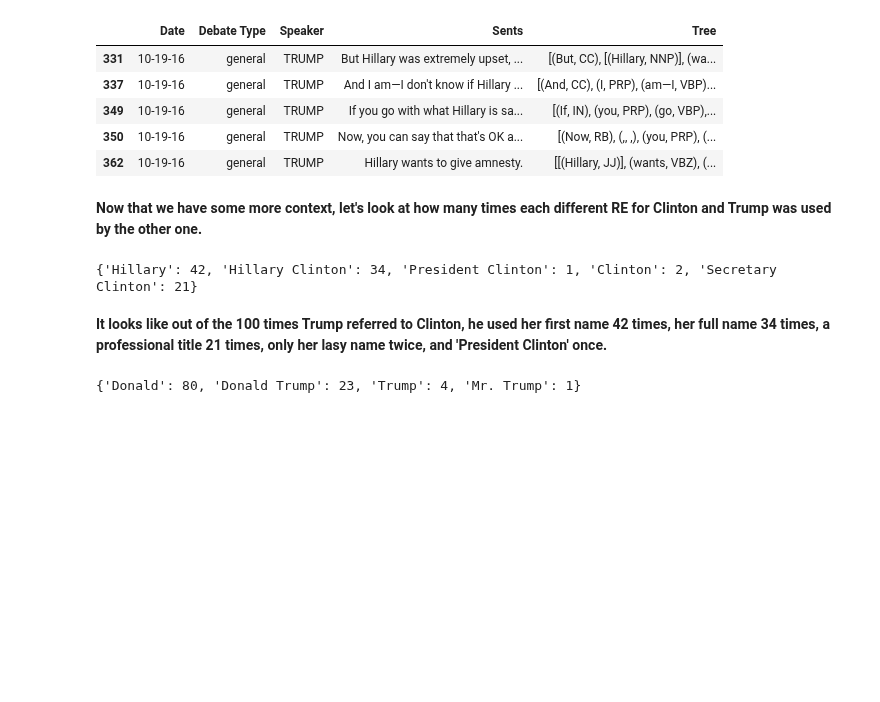
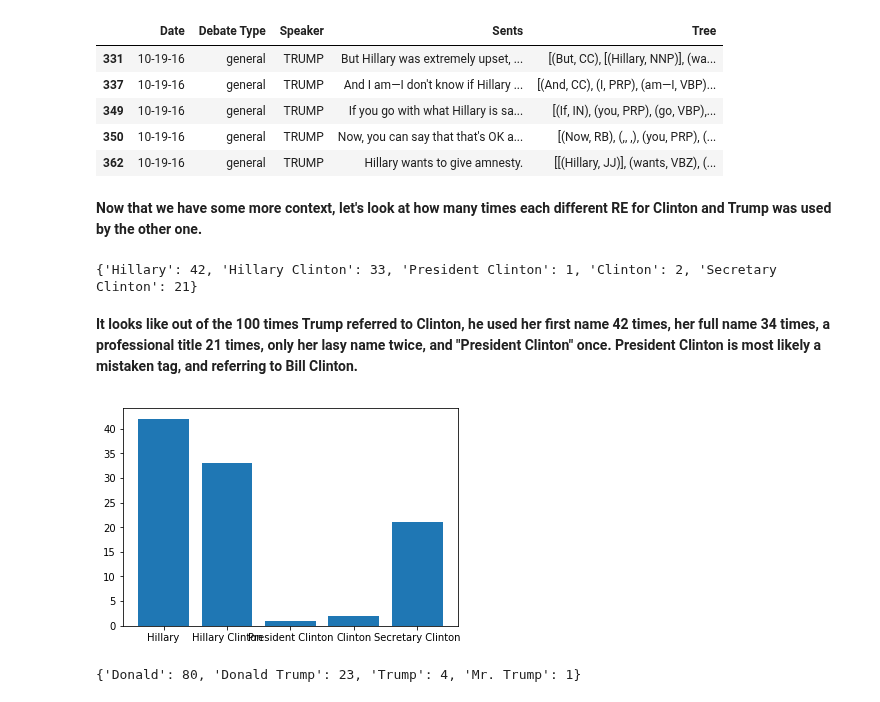
Before and after one commit to Data-Science-for-Linguists/2016-Debates-and-Referring-Expressions, a Jupyter notebook: analysis.ipynb, the cells around one changed output. Drawn from its saved outputs; the diff is of its cells as text; code cells hidden in the pictures; blank space fills up the shorter version.

```diff
--- a/analysis.ipynb
+++ b/analysis.ipynb
@@ -368,19 +367,31 @@ clinton_referred_to
 # %%
+#This function returns a list of REs a speaker used to describe a given entity.
 def get_RE_for_label(trees, label):
     name = ''
     REs = []
     RE_trees = []
+    ents=set(link_dict.values())
     for tree in trees:
         for chunk in tree:
             if hasattr(chunk, 'label'):
-                if chunk.label()==label:
-                    for leaf in chunk.leaves():
-                        name+=' '+str(leaf[0])
-                    name = name.strip()
-                    REs.append(name)
-                    name = ''
+                if label == 'all':
+                    if chunk.label() in ents:
+                        for leaf in chunk.leaves():
+                            name+=' '+str(leaf[0])
+                        name = name.strip()
+                        REs.append(name)
+                        name = ''
+                    else:
+                        name = ''
                 else:
-                    name = ''
+                    if chunk.label()==label:
+                        for leaf in chunk.leaves():
+                            name+=' '+str(leaf[0])
+                        name = name.strip()
+                        REs.append(name)
+                        name = ''
+                    else:
+                        name = ''
     return REs
 # %%
 trump_REclinton = get_RE_for_label(trump['Tree'], 'Hillary Clinton')
@@ -449,9 +461,16 @@ trump_clinton_tree.head()
 trump_clinton_freq = {re: trump_REclinton.count(re) for re in trump_REclinton}
 trump_clinton_freq
 # %% [output]
-{'Hillary': 42, 'Hillary Clinton': 34, 'President Clinton': 1, 'Clinton': 2, 'Secretary Clinton': 21}
+{'Hillary': 42, 'Hillary Clinton': 33, 'President Clinton': 1, 'Clinton': 2, 'Secretary Clinton': 21}
 # %% [markdown]
-**It looks like out of the 100 times Trump referred to Clinton, he used her first name 42 times, her full name 34 times, a professional title 21 times, only her lasy name twice, and 'President Clinton' once.**
+**It looks like out of the 100 times Trump referred to Clinton, he used her first name 42 times, her full name 34 times, a professional title 21 times, only her lasy name twice, and "President Clinton" once. President Clinton is most likely a mistaken tag, and referring to Bill Clinton.**
+# %%
+plt.bar(range(len(trump_clinton_freq)), trump_clinton_freq.values(), align='center')
+plt.xticks(range(len(trump_clinton_freq)), trump_clinton_freq.keys())
+
+plt.show()
+# %% [output]
+[figure, added]
 # %%
 clinton_trump_freq = {re: clinton_REtrump.count(re) for re in clinton_REtrump}
 clinton_trump_freq
```
Also changed, not shown: parts of 58 cells of this notebook.
